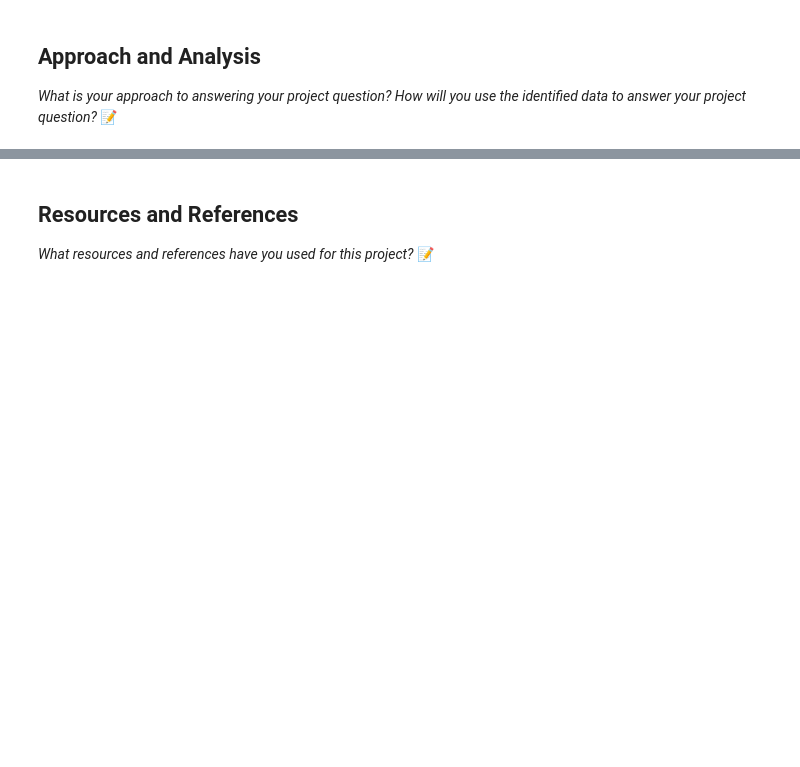
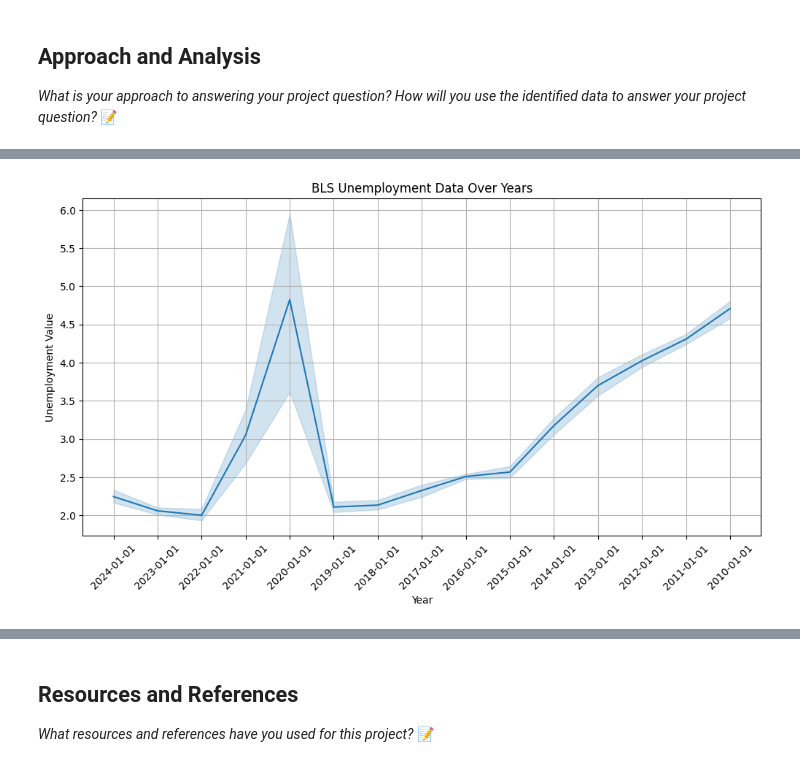
Before and after one commit to IT4063C-Fall24/final-project-SethOkai, a Jupyter notebook: source.ipynb, the cells around one changed output, grey strips where cells are left out. Saved outputs shown, nothing was run; the diff lists cells and outputs as text; code cells hidden in the pictures; blank space fills up the shorter version.

```diff
--- a/source.ipynb
+++ b/source.ipynb
@@ -29,0 +181,19 @@
+# %%
+#  Line Chart for BLS Unemployment Data
+import matplotlib.pyplot as plt
+import seaborn as sns
+
+# Convert 'Year' to a string if necessary
+bls_data_cleaned['Year'] = bls_data_cleaned['Year'].astype(str)
+
+# Create a line plot for BLS Unemployment Data
+plt.figure(figsize=(12, 6))
+sns.lineplot(data=bls_data_cleaned, x='Year', y='BLS_Unemployment_Value')
+plt.title('BLS Unemployment Data Over Years')
+plt.xlabel('Year')
+plt.ylabel('Unemployment Value')
+plt.xticks(rotation=45)
+plt.grid()
+plt.show()
+# %% [output]
+[figure, added]
```
Also changed, not shown: parts of 22 cells of this notebook, 3 other files.
